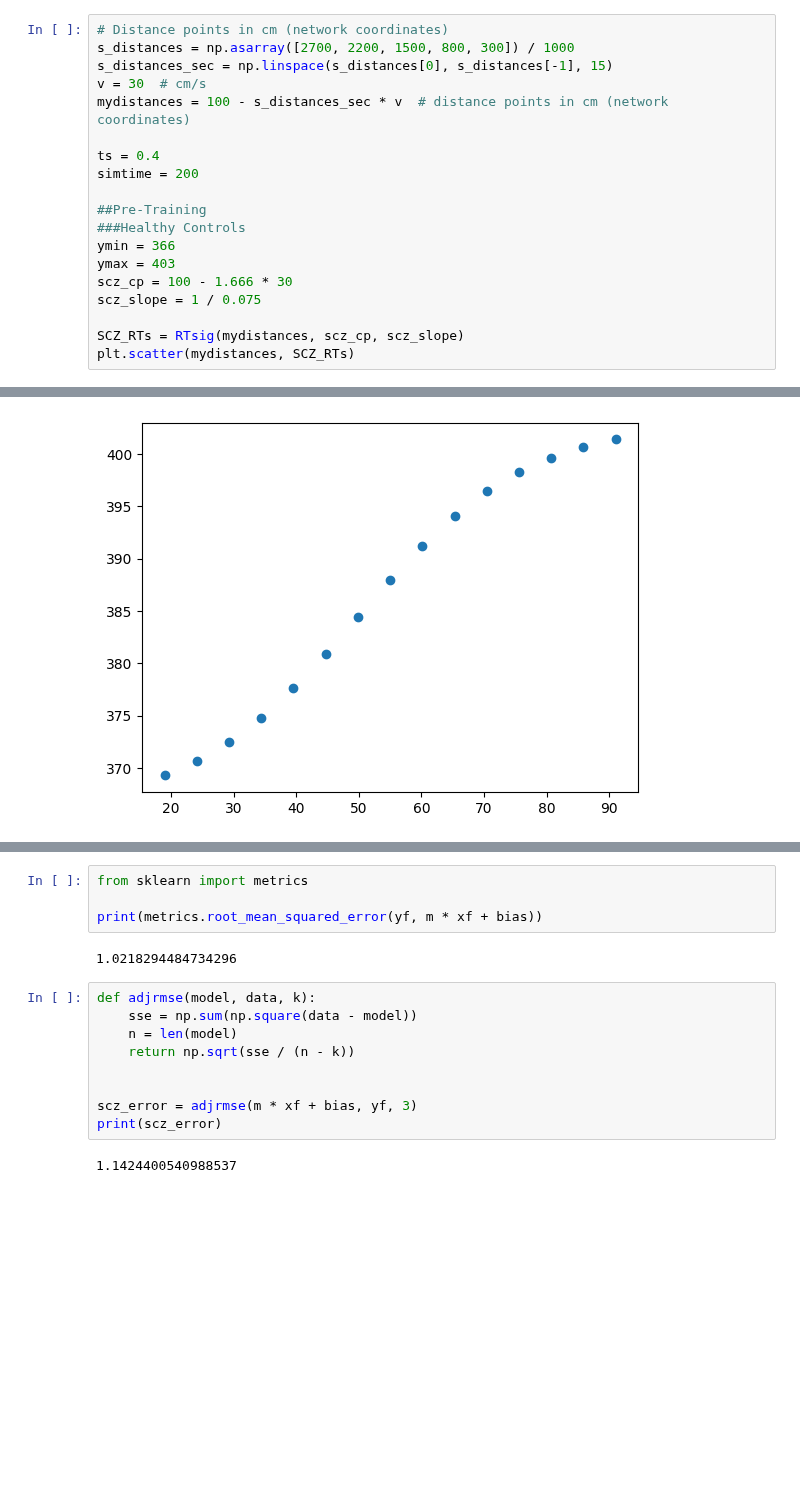
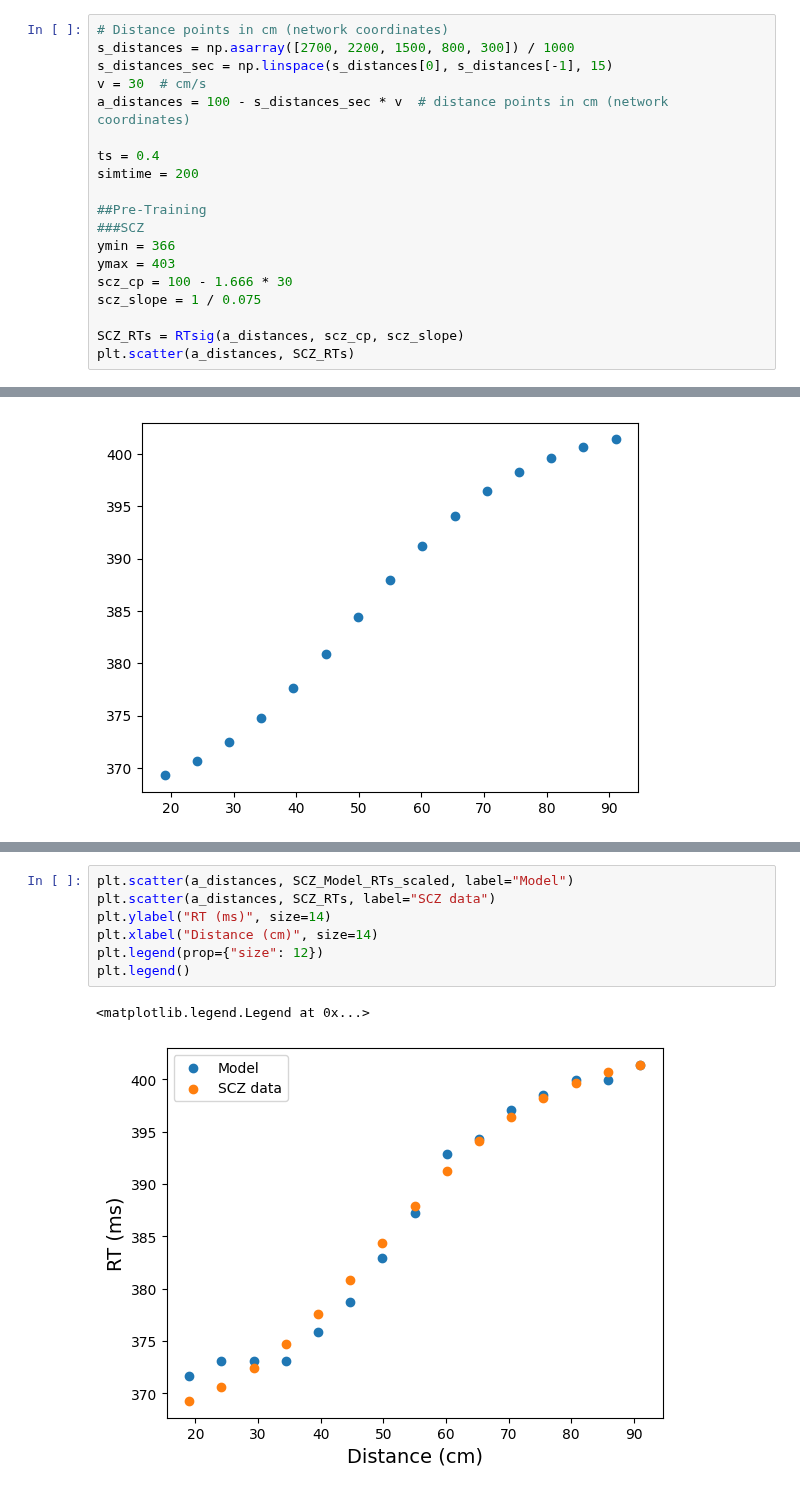
Before and after one commit to renatoparedes/SCZ_PPS_Expansion_Model, a Jupyter notebook: SCZ_Fitting_Lex.ipynb, the cells around one changed output, grey strips where cells are left out. Drawn from its saved outputs; the diff is of its cells as text; blank space fills up the shorter version.

```diff
--- a/SCZ_Fitting_Lex.ipynb
+++ b/SCZ_Fitting_Lex.ipynb
@@ -13,20 +5,20 @@ please provide us feedback at https://github.com/pandas-dev/pandas/issues/54466
 s_distances = np.asarray([2700, 2200, 1500, 800, 300]) / 1000
 s_distances_sec = np.linspace(s_distances[0], s_distances[-1], 15)
 v = 30  # cm/s
-mydistances = 100 - s_distances_sec * v  # distance points in cm (network coordinates)
+a_distances = 100 - s_distances_sec * v  # distance points in cm (network coordinates)
 
 ts = 0.4
 simtime = 200
 
 ##Pre-Training
-###Healthy Controls
+###SCZ
 ymin = 366
 ymax = 403
 scz_cp = 100 - 1.666 * 30
 scz_slope = 1 / 0.075
 
-SCZ_RTs = RTsig(mydistances, scz_cp, scz_slope)
-plt.scatter(mydistances, SCZ_RTs)
+SCZ_RTs = RTsig(a_distances, scz_cp, scz_slope)
+plt.scatter(a_distances, SCZ_RTs)
 # %% [output]
 <matplotlib.collections.PathCollection at 0x...>
 [figure]
@@ -172,17 +176,10 @@ print(m, bias)
-# %%
-from sklearn import metrics
-
-print(metrics.root_mean_squared_error(yf, m * xf + bias))
-# %% [output]
-1.0218294484734296
-# %%
-def adjrmse(model, data, k):
-    sse = np.sum(np.square(data - model))
-    n = len(model)
-    return np.sqrt(sse / (n - k))
-
-
-scz_error = adjrmse(m * xf + bias, yf, 3)
-print(scz_error)
-# %% [output]
-1.1424400540988537
+# %%
+plt.scatter(a_distances, SCZ_Model_RTs_scaled, label="Model")
+plt.scatter(a_distances, SCZ_RTs, label="SCZ data")
+plt.ylabel("RT (ms)", size=14)
+plt.xlabel("Distance (cm)", size=14)
+plt.legend(prop={"size": 12})
+plt.legend()
+# %% [output]
+<matplotlib.legend.Legend at 0x...>
+[figure, added]
```
Also changed, not shown: parts of 6 cells of this notebook, 6 other files.
